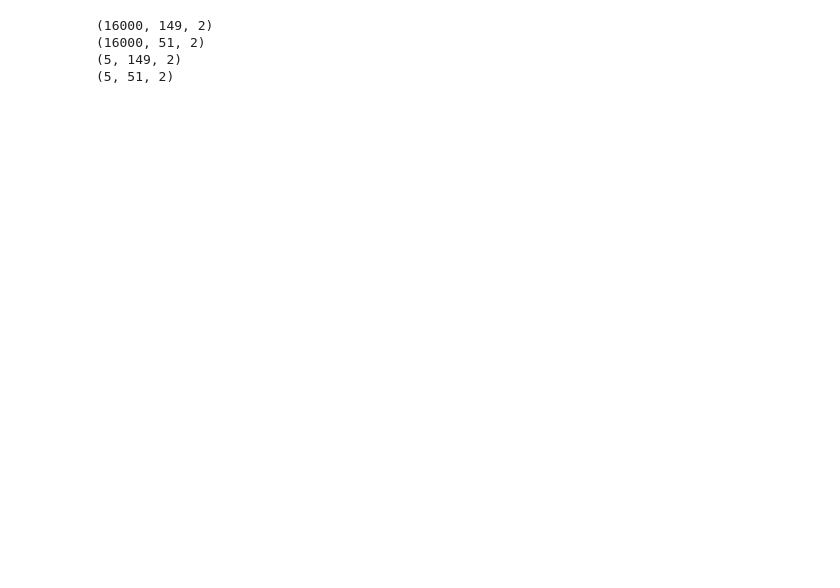
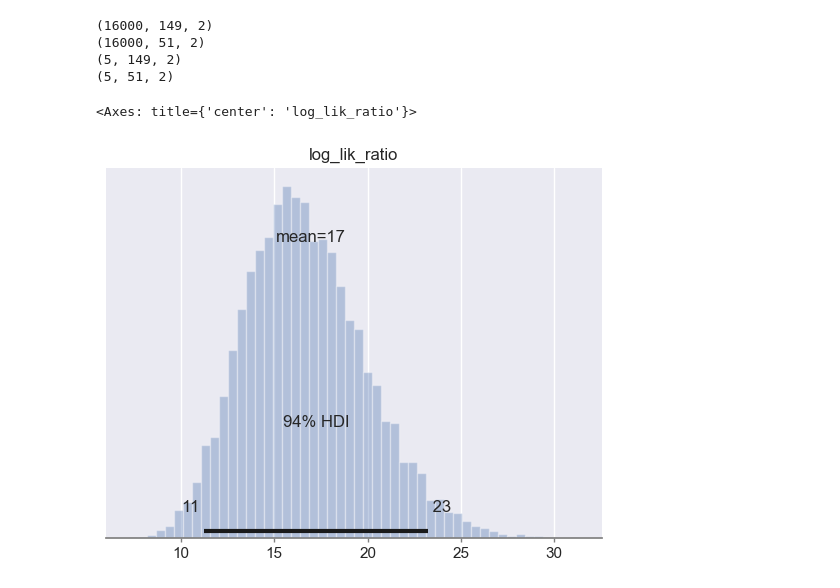
Before and after one commit to KlemenVovk/gps_evaluation, a Jupyter notebook: unil.ipynb, the cells around one changed output. Cells and saved outputs as stored; diff of their text form; code cells hidden in the pictures; blank space fills up the shorter version.

```diff
--- a/unil.ipynb
+++ b/unil.ipynb
@@ -232,6 +253,12 @@ print(replicate_datasets_p2.shape)
 (16000, 51, 2)
 (5, 149, 2)
 (5, 51, 2)
+# %%
+# plot log_lik_ratio posterior dist
+az.plot_posterior(fit, var_names=["log_lik_ratio"], kind='hist', bins=50)
+# %% [output]
+<Axes: title={'center': 'log_lik_ratio'}>
+[figure, added]
 # %%
 # plot the posterior predictive
 # TODO: sort out the colors
```
Also changed, not shown: parts of 7 cells of this notebook, 2 other files.
